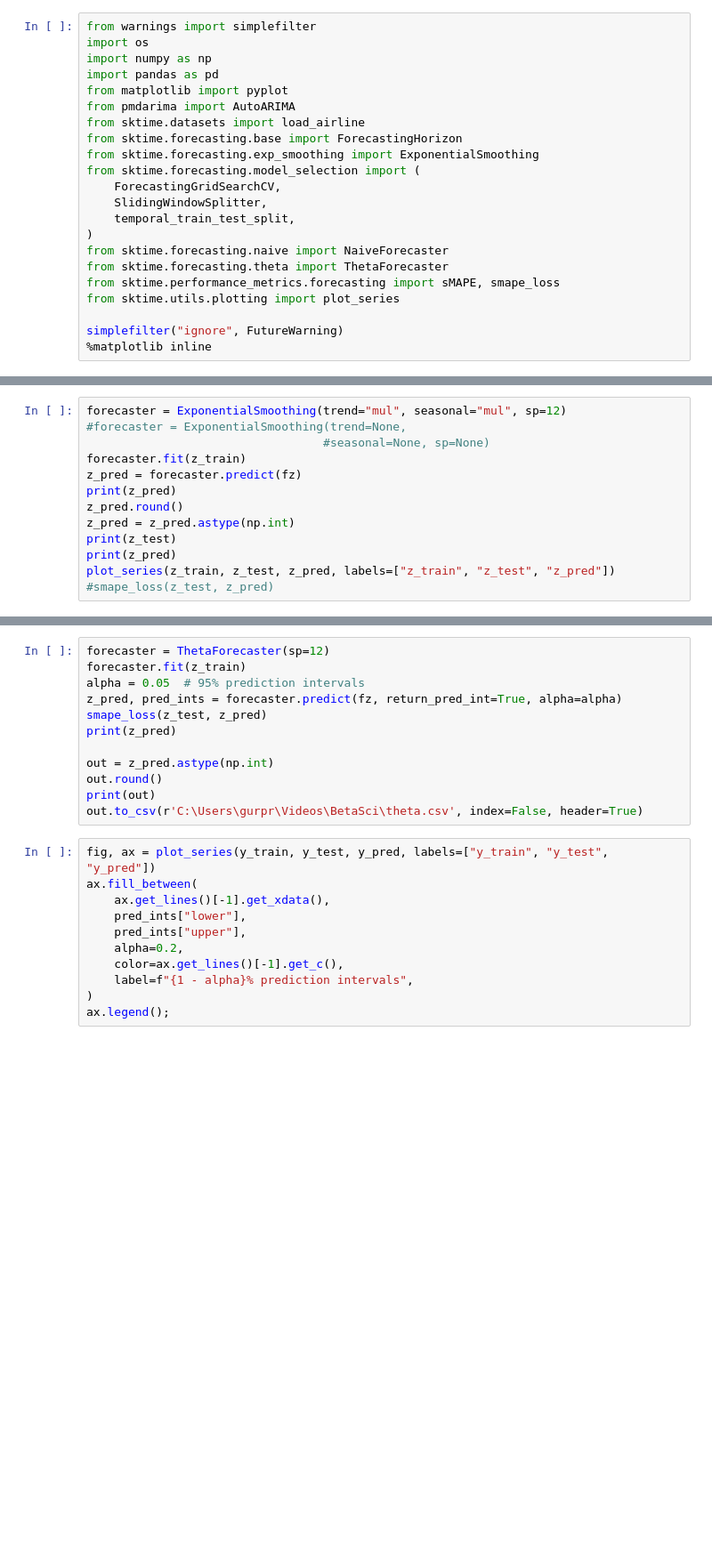
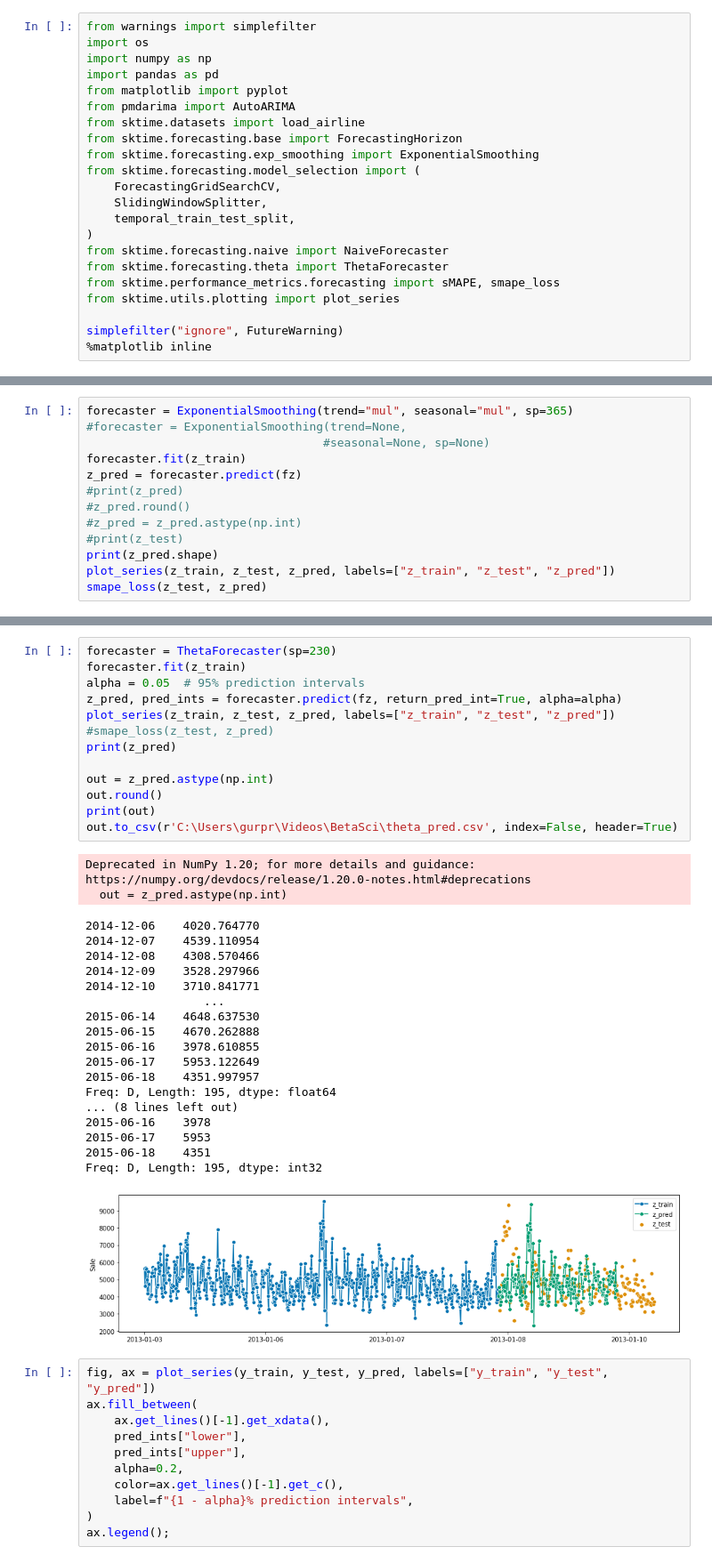
Before and after one commit to gpreet-singh/betasci, a Jupyter notebook: naive.ipynb, the cells around one changed output, grey strips where cells are left out. Shown at 89% size. Cells and saved outputs as stored; diff of their text form; blank space fills up the shorter version.

```diff
--- a/naive.ipynb
+++ b/naive.ipynb
@@ -184,13 +91,13 @@ plot_series(y_train, y_test, y_pred, labels=["y_train", "y_test", "y_pred"])
 # %%
-forecaster = ExponentialSmoothing(trend="mul", seasonal="mul", sp=12)
+forecaster = ExponentialSmoothing(trend="mul", seasonal="mul", sp=365)
 #forecaster = ExponentialSmoothing(trend=None,
                                   #seasonal=None, sp=None)
 forecaster.fit(z_train)
 z_pred = forecaster.predict(fz)
-print(z_pred)
-z_pred.round()
-z_pred = z_pred.astype(np.int)
-print(z_test)
-print(z_pred)
+#print(z_pred)
+#z_pred.round()
+#z_pred = z_pred.astype(np.int)
+#print(z_test)
+print(z_pred.shape)
 plot_series(z_train, z_test, z_pred, labels=["z_train", "z_test", "z_pred"])
-#smape_loss(z_test, z_pred)
+smape_loss(z_test, z_pred)
@@ -275,15 +140,37 @@ smape_loss(y_test, y_pred)
 # %%
-forecaster = ThetaForecaster(sp=12)
+forecaster = ThetaForecaster(sp=230)
 forecaster.fit(z_train)
 alpha = 0.05  # 95% prediction intervals
 z_pred, pred_ints = forecaster.predict(fz, return_pred_int=True, alpha=alpha)
-smape_loss(z_test, z_pred)
+plot_series(z_train, z_test, z_pred, labels=["z_train", "z_test", "z_pred"])
+#smape_loss(z_test, z_pred)
 print(z_pred)
 
 out = z_pred.astype(np.int)
 out.round()
 print(out)
-out.to_csv(r'C:\Users\gurpr\Videos\BetaSci\theta.csv', index=False, header=True)
+out.to_csv(r'C:\Users\gurpr\Videos\BetaSci\theta_pred.csv', index=False, header=True)
+# %% [output]
+Deprecated in NumPy 1.20; for more details and guidance: https://numpy.org/devdocs/release/1.20.0-notes.html#deprecations
+  out = z_pred.astype(np.int)
+2014-12-06    4020.764770
+2014-12-07    4539.110954
+2014-12-08    4308.570466
+2014-12-09    3528.297966
+2014-12-10    3710.841771
+                 ...
+2015-06-14    4648.637530
+2015-06-15    4670.262888
+2015-06-16    3978.610855
+2015-06-17    5953.122649
+2015-06-18    4351.997957
+Freq: D, Length: 195, dtype: float64
+... (8 lines left out)
+2015-06-16    3978
+2015-06-17    5953
+2015-06-18    4351
+Freq: D, Length: 195, dtype: int32
+[figure, added]
 # %%
 fig, ax = plot_series(y_train, y_test, y_pred, labels=["y_train", "y_test", "y_pred"])
 ax.fill_between(
```
Also changed, not shown: parts of 16 cells of this notebook, 4 other files.
